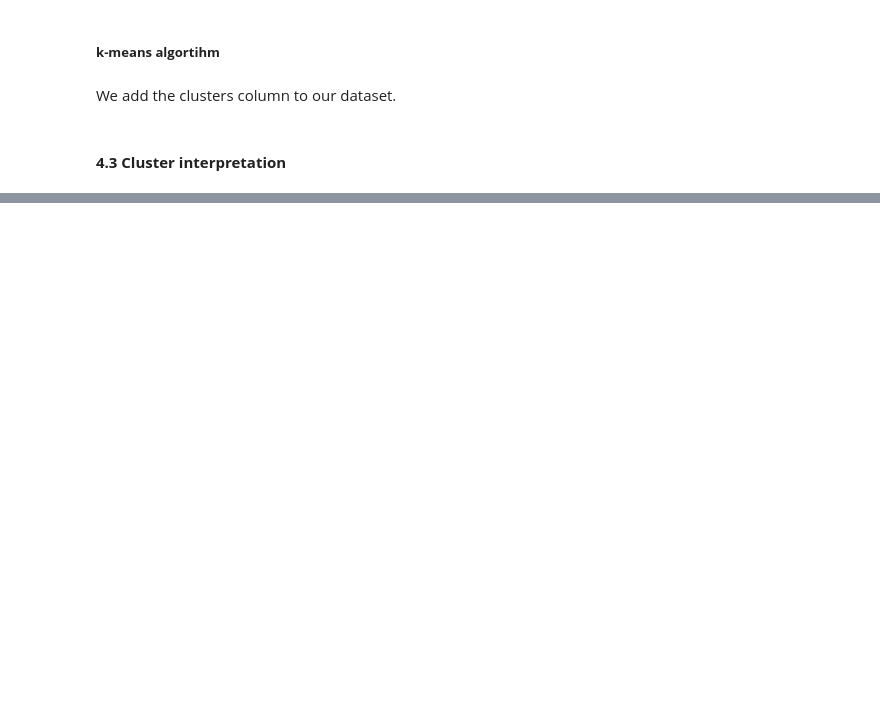
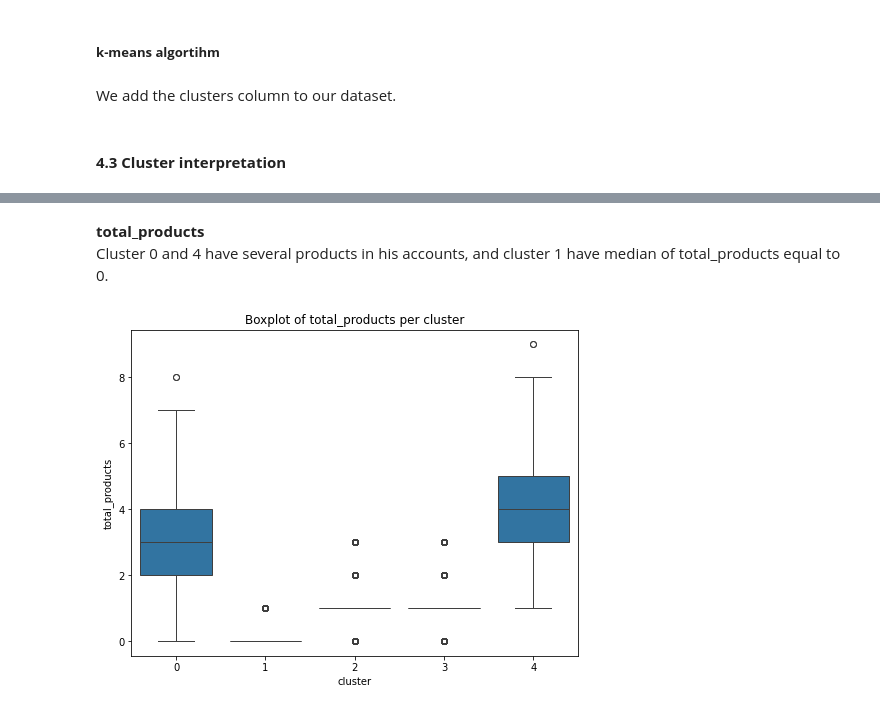
Before and after one commit to VictorSinNav/Easymoney-Data-Science-Solutions, a Jupyter notebook: Customer Segmentation.ipynb, the cells around one changed output, grey strips where cells are left out. Cells and saved outputs as stored; diff of their text form; code cells hidden in the pictures; blank space fills up the shorter version.

```diff
--- a/Customer Segmentation.ipynb
+++ b/Customer Segmentation.ipynb
@@ -410,0 +497,12 @@ We can see how and which features are more relevant to the clusters selection.
+# %% [markdown]
+**total_products**
+Cluster 0 and 4 have several products in his accounts, and cluster 1 have median of total_products equal to 0.
+# %%
+plt.figure(figsize=(8,6))
+sns.boxplot(x='cluster', y='total_products', data=df_last_partition)
+plt.title('Boxplot of total_products per cluster')
+plt.xlabel('cluster')
+plt.ylabel('total_products')
+plt.show()
+# %% [output]
+[figure, added]
```
Also changed, not shown: parts of 24 cells of this notebook.
